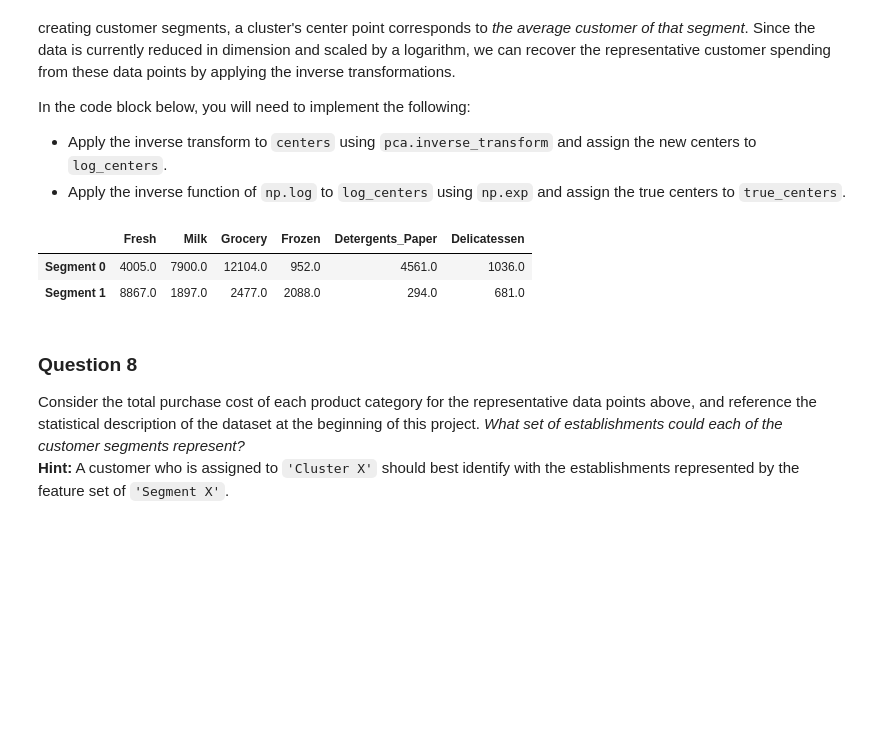
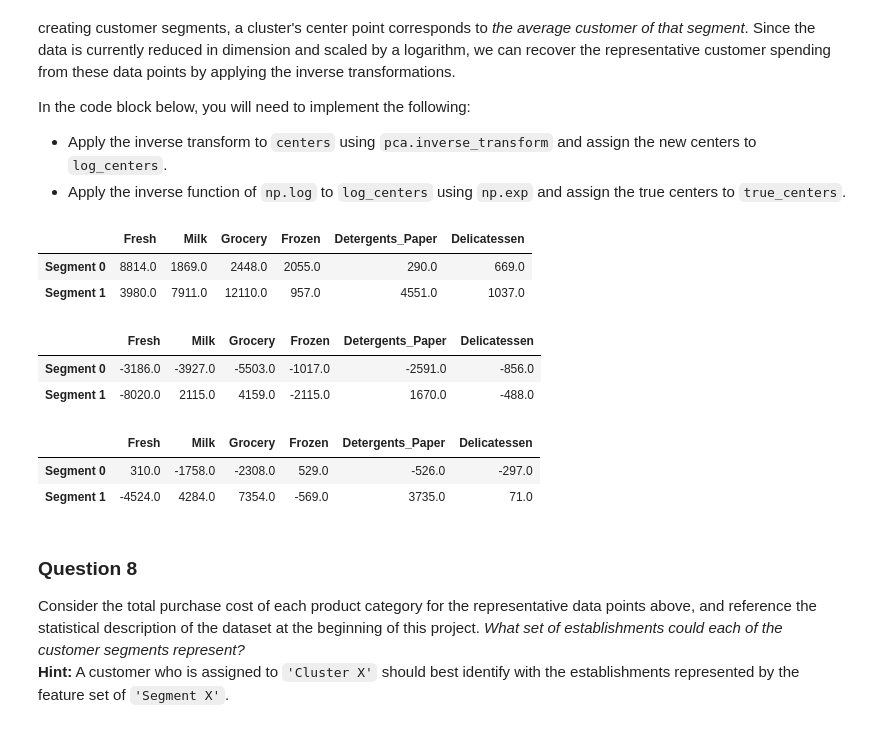
Before and after one commit to nudigamma/machine-learning-projects, a Jupyter notebook: projects/creating_customer_segments/creating_customer_segments/customer_segments.ipynb, the cells around one changed output. Saved outputs shown, nothing was run; the diff lists cells and outputs as text; code cells hidden in the pictures; blank space fills up the shorter version.

```diff
--- a/projects/creating_customer_segments/creating_customer_segments/customer_segments.ipynb
+++ b/projects/creating_customer_segments/creating_customer_segments/customer_segments.ipynb
@@ -437,6 +450,6 @@ for ii in number_of_clusters:
     sample_preds = clusterer.predict(pca_samples)
     # TODO: Calculate the mean silhouette coefficient for the number of clusters chosen.
     from sklearn.metrics import silhouette_score
-    score = silhouette_score(X, preds, metric='sqeuclidean')
+    score = silhouette_score(reduced_data, preds)
     print("Silouette Score is  {:.2f} for number of cluster  {} ".format(score, ii))
 # %% [output]
@@ -474,19 +487,27 @@ In the code block below, you will need to implement the following:
 # %%
 # TODO: Inverse transform the centers
 log_centers = pca.inverse_transform(centers)
 
 # TODO: Exponentiate the centers
 true_centers = np.exp(log_centers)
 
 # Display the true centers
 segments = ['Segment {}'.format(i) for i in range(0,len(centers))]
 true_centers = pd.DataFrame(np.round(true_centers), columns = data.keys())
 true_centers.index = segments
 display(true_centers)
+display(true_centers - data.mean().round())
+display(true_centers - data.median().round())
 # %% [output]
 |  | Fresh | Milk | Grocery | Frozen | Detergents_Paper | Delicatessen |
-| Segment 0 | 4005.0 | 7900.0 | 12104.0 | 952.0 | 4561.0 | 1036.0 |
-| Segment 1 | 8867.0 | 1897.0 | 2477.0 | 2088.0 | 294.0 | 681.0 |
+| Segment 0 | 8814.0 | 1869.0 | 2448.0 | 2055.0 | 290.0 | 669.0 |
+| Segment 1 | 3980.0 | 7911.0 | 12110.0 | 957.0 | 4551.0 | 1037.0 |
+|  | Fresh | Milk | Grocery | Frozen | Detergents_Paper | Delicatessen |
+| Segment 0 | -3186.0 | -3927.0 | -5503.0 | -1017.0 | -2591.0 | -856.0 |
+| Segment 1 | -8020.0 | 2115.0 | 4159.0 | -2115.0 | 1670.0 | -488.0 |
+|  | Fresh | Milk | Grocery | Frozen | Detergents_Paper | Delicatessen |
+| Segment 0 | 310.0 | -1758.0 | -2308.0 | 529.0 | -526.0 | -297.0 |
+| Segment 1 | -4524.0 | 4284.0 | 7354.0 | -569.0 | 3735.0 | 71.0 |
 # %% [markdown]
 ### Question 8
 Consider the total purchase cost of each product category for the representative data points above, and reference the statistical description of the dataset at the beginning of this project. *What set of establishments could each of the customer segments represent?*
```
Also changed, not shown: parts of 13 cells of this notebook.
